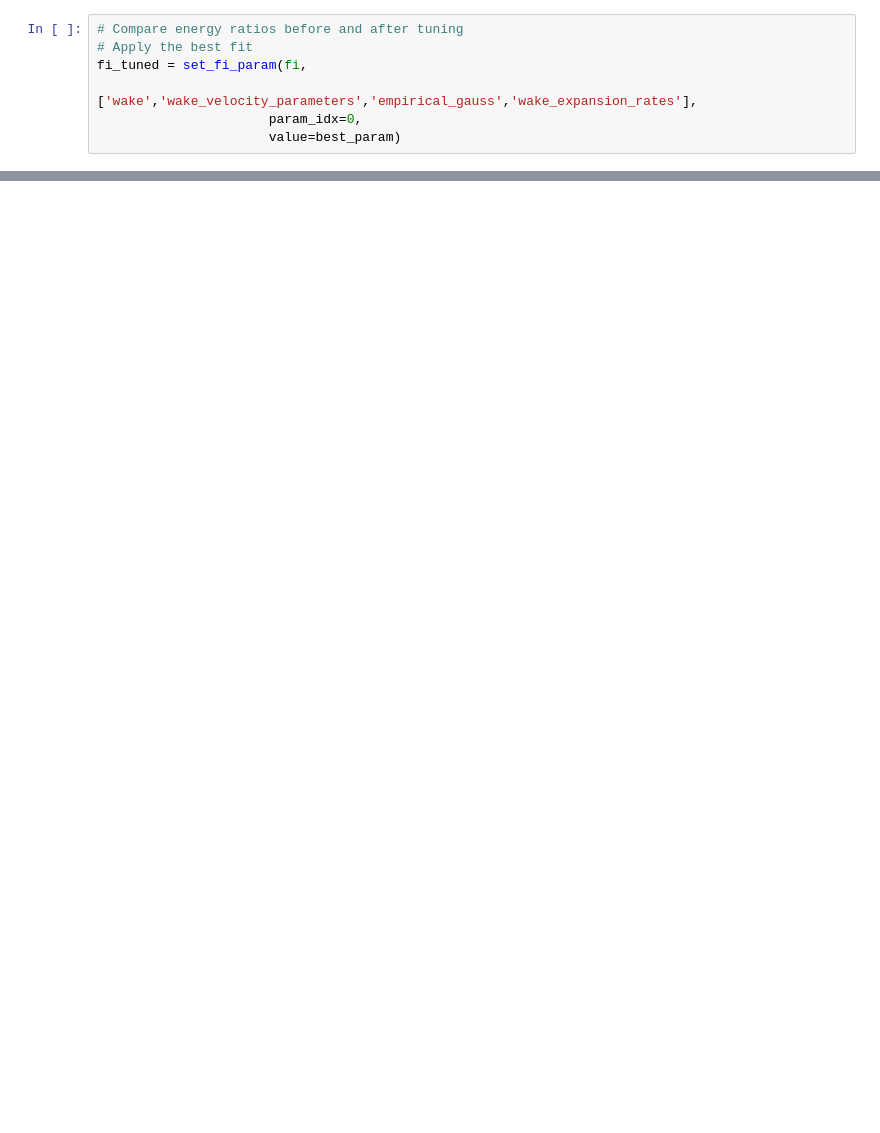
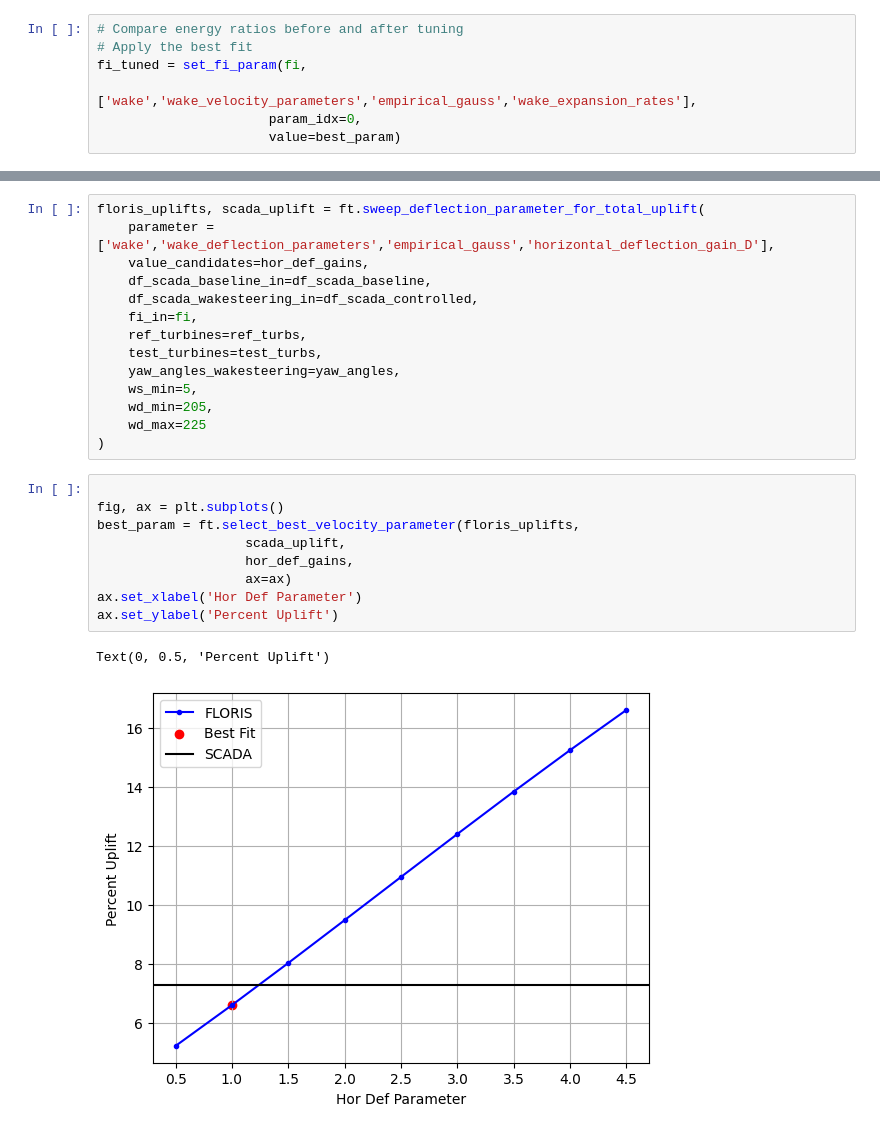
Before and after one commit to NREL/flasc, a Jupyter notebook: examples_smarteole/07_emgauss_scada_tuning_optimization_method.ipynb, the cells around one changed output, grey strips where cells are left out. Cells and saved outputs as stored; diff of their text form; blank space fills up the shorter version.

```diff
--- a/examples_smarteole/07_emgauss_scada_tuning_optimization_method.ipynb
+++ b/examples_smarteole/07_emgauss_scada_tuning_optimization_method.ipynb
@@ -321,0 +286,26 @@ Finished writing FLORIS YAML file.
+# %%
+floris_uplifts, scada_uplift = ft.sweep_deflection_parameter_for_total_uplift(
+    parameter = ['wake','wake_deflection_parameters','empirical_gauss','horizontal_deflection_gain_D'],
+    value_candidates=hor_def_gains,
+    df_scada_baseline_in=df_scada_baseline,
+    df_scada_wakesteering_in=df_scada_controlled,
+    fi_in=fi,
+    ref_turbines=ref_turbs,
+    test_turbines=test_turbs,
+    yaw_angles_wakesteering=yaw_angles,
+    ws_min=5,
+    wd_min=205,
+    wd_max=225
+)
+# %%
+
+fig, ax = plt.subplots()
+best_param = ft.select_best_velocity_parameter(floris_uplifts,
+                   scada_uplift,
+                   hor_def_gains,
+                   ax=ax)
+ax.set_xlabel('Hor Def Parameter')
+ax.set_ylabel('Percent Uplift')
+# %% [output]
+Text(0, 0.5, 'Percent Uplift')
+[figure, added]
```
Also changed, not shown: parts of 32 cells of this notebook, 1 other file.
